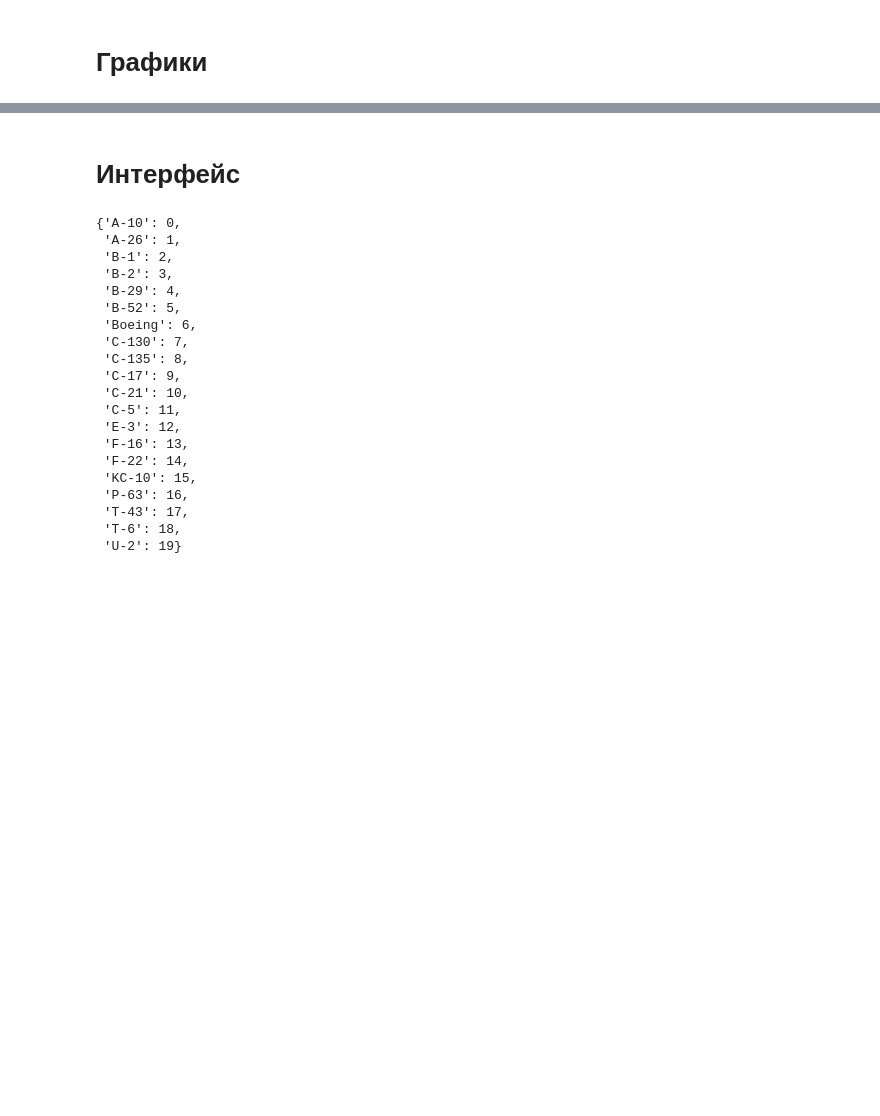
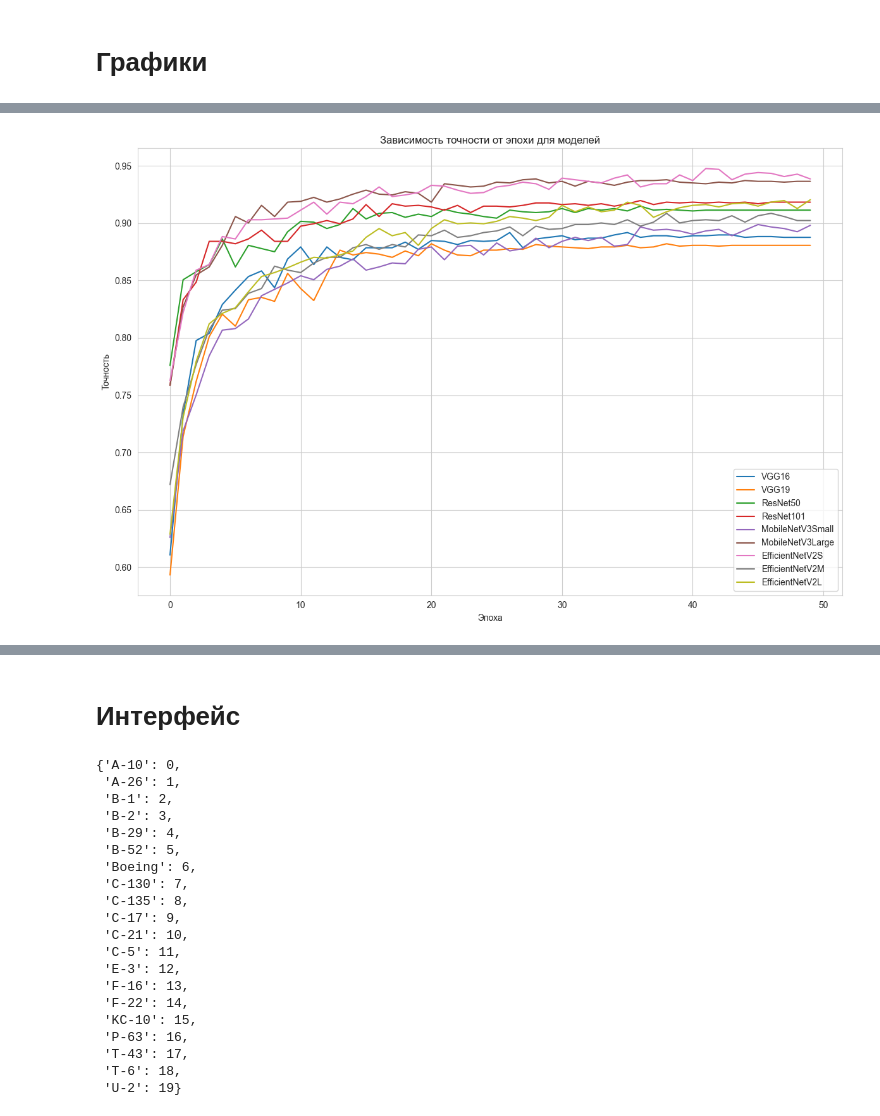
Before and after one commit to Envicta25/diplom, a Jupyter notebook: main.ipynb, the cells around one changed output, grey strips where cells are left out. Saved outputs shown, nothing was run; the diff lists cells and outputs as text; code cells hidden in the pictures; blank space fills up the shorter version.

```diff
--- a/main.ipynb
+++ b/main.ipynb
@@ -389,0 +362,29 @@ plt.show()
+# %%
+# Список названий моделей
+models = [
+    'VGG16', 'VGG19', 'ResNet50', 'ResNet101',
+    'MobileNetV3Small', 'MobileNetV3Large',
+    'EfficientNetV2S', 'EfficientNetV2M', 'EfficientNetV2L'
+]
+
+plt.figure(figsize=(12, 8))
+
+# Для каждой модели читаем CSV лог и строим график top_1_accuracy по эпохам
+for model in models:
+    filename = f"Training_logs/{model}_imagenet_training_log.csv"
+    if os.path.exists(filename):
+        df = pd.read_csv(filename)
+        # Предполагается, что в CSV логах есть столбцы 'epoch' и 'top_1_accuracy'
+        plt.plot(df['epoch'], df['val_top_1_accuracy'], label=model)
+    else:
+        print(f"Файл {filename} не найден.")
+
+plt.xlabel('Эпоха')
+plt.ylabel('Точность')
+plt.title('Зависимость точности от эпохи для моделей')
+plt.legend()
+plt.grid(True)
+plt.tight_layout()
+plt.show()
+# %% [output]
+[figure, added]
```
Also changed, not shown: parts of 8 cells of this notebook, 2 other files.
